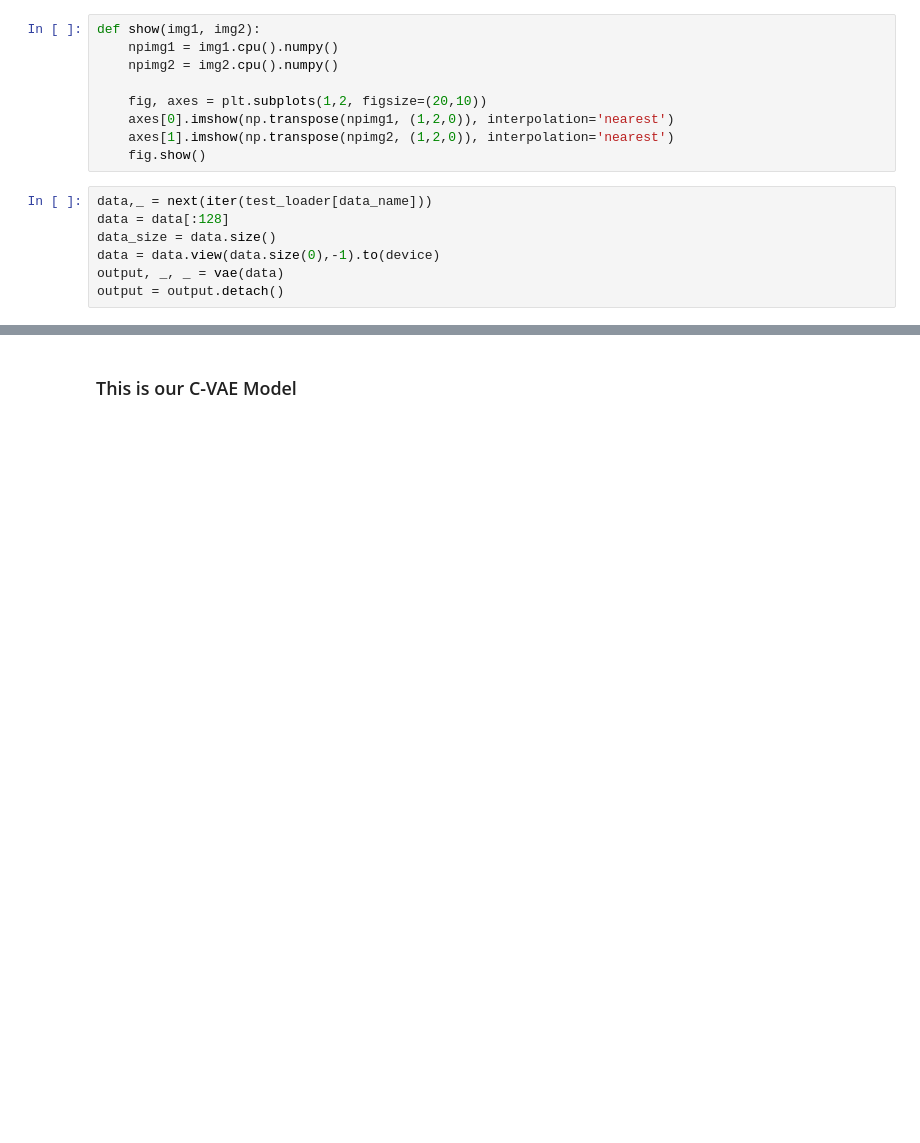
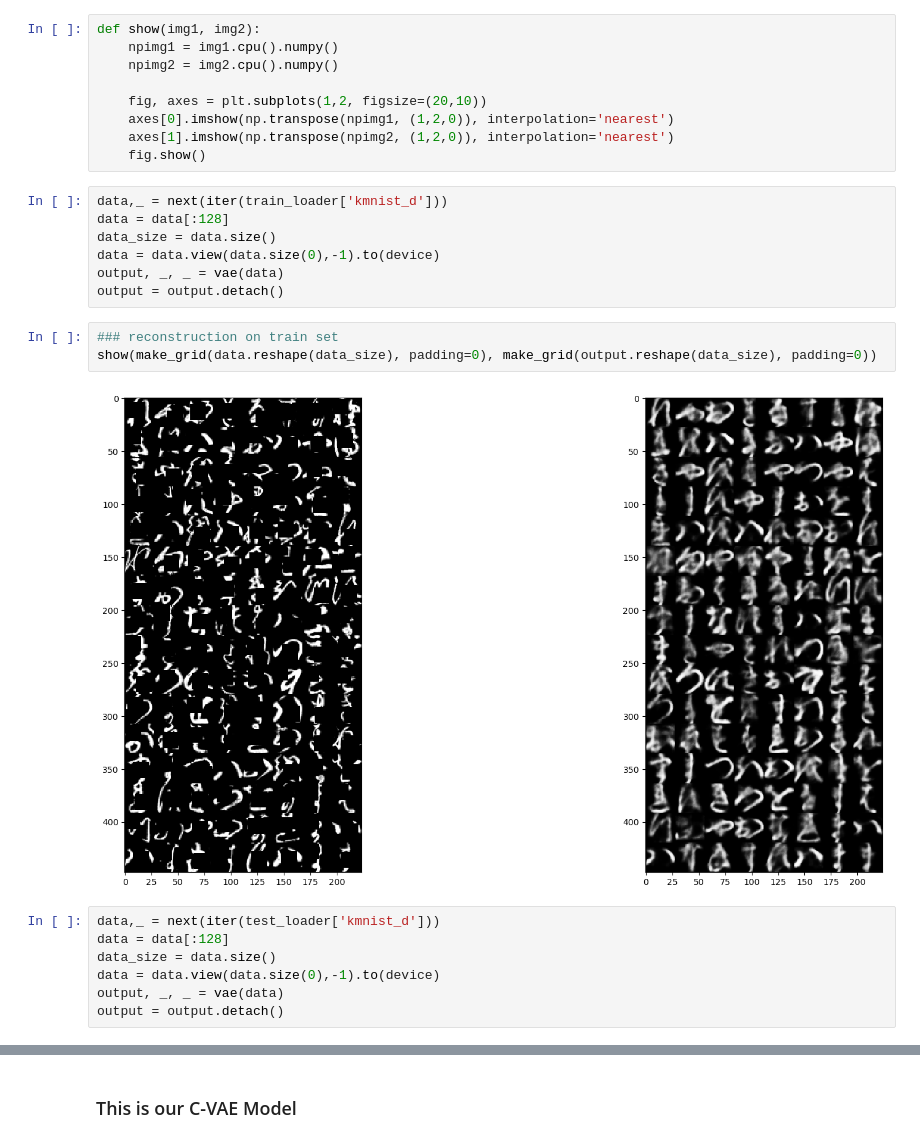
Before and after one commit to sjchenn/VAE_and_other_variations, a Jupyter notebook: VAE_template.ipynb, the cells around one changed output, grey strips where cells are left out. Saved outputs shown, nothing was run; the diff lists cells and outputs as text; blank space fills up the shorter version.

```diff
--- a/VAE_template.ipynb
+++ b/VAE_template.ipynb
@@ -254,8 +261,20 @@ def show(img1, img2):
     axes[0].imshow(np.transpose(npimg1, (1,2,0)), interpolation='nearest')
     axes[1].imshow(np.transpose(npimg2, (1,2,0)), interpolation='nearest')
     fig.show()
+# %%
+data,_ = next(iter(train_loader['kmnist_d']))
+data = data[:128]
+data_size = data.size()
+data = data.view(data.size(0),-1).to(device)
+output, _, _ = vae(data)
+output = output.detach()
+# %%
+### reconstruction on train set
+show(make_grid(data.reshape(data_size), padding=0), make_grid(output.reshape(data_size), padding=0))
+# %% [output]
+[figure, added]
 # %%
-data,_ = next(iter(test_loader[data_name]))
+data,_ = next(iter(test_loader['kmnist_d']))
 data = data[:128]
 data_size = data.size()
 data = data.view(data.size(0),-1).to(device)
```
Also changed, not shown: parts of 27 cells of this notebook.
